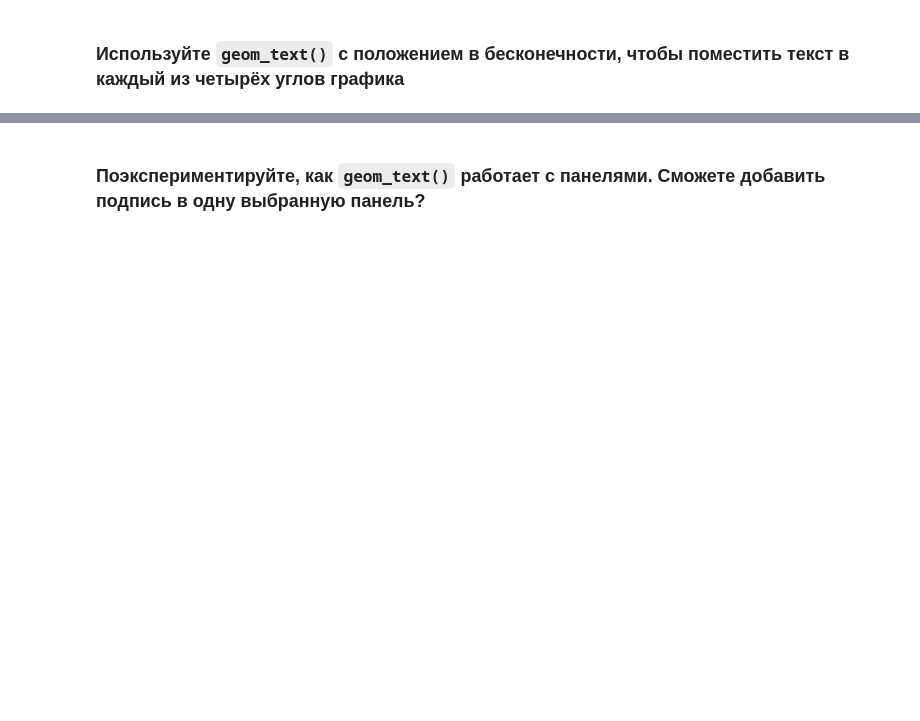
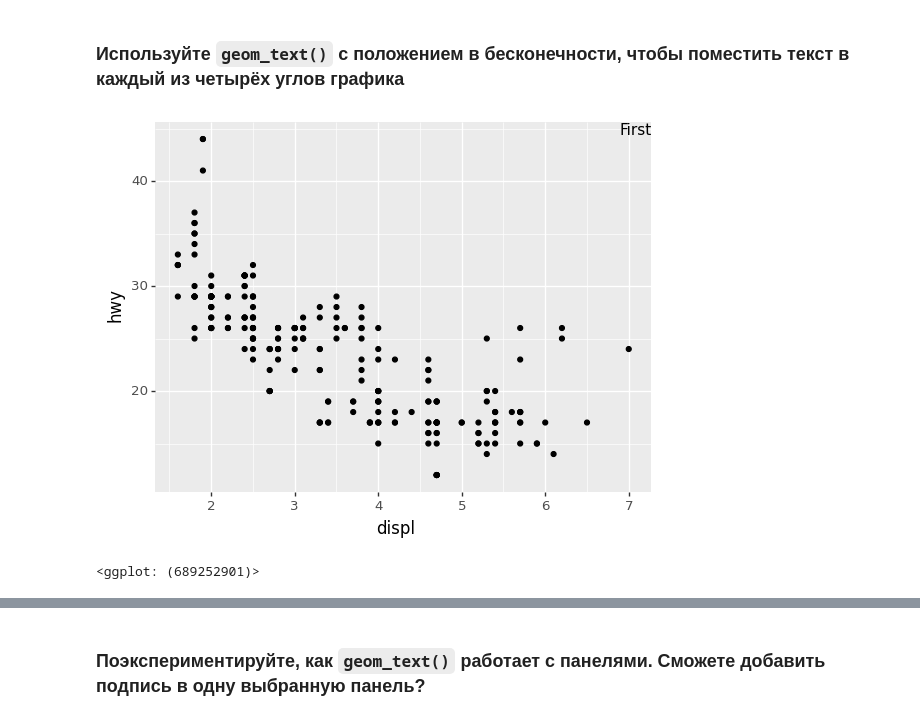
Before and after one commit to HEKOCMOC/Data-Visualization-Course, a Jupyter notebook: Lab3/Lab3.ipynb, the cells around one changed output, grey strips where cells are left out. Cells and saved outputs as stored; diff of their text form; code cells hidden in the pictures; blank space fills up the shorter version.

```diff
--- a/Lab3/Lab3.ipynb
+++ b/Lab3/Lab3.ipynb
@@ -208,0 +229,11 @@ labs(x=None, y=None)
+# %%
+label = pd.DataFrame({"displ": [np.Inf],
+                      "hwy": [np.Inf],
+                      "label": "First"})
+
+ggplot(mpg, aes("displ", "hwy")) +\
+geom_point() +\
+geom_text(aes(label="label"), data=label, va="top", ha="right")
+# %% [output]
+[figure, added]
+<ggplot: (689252901)>
```
Also changed, not shown: parts of 54 cells of this notebook, 1 other file.
